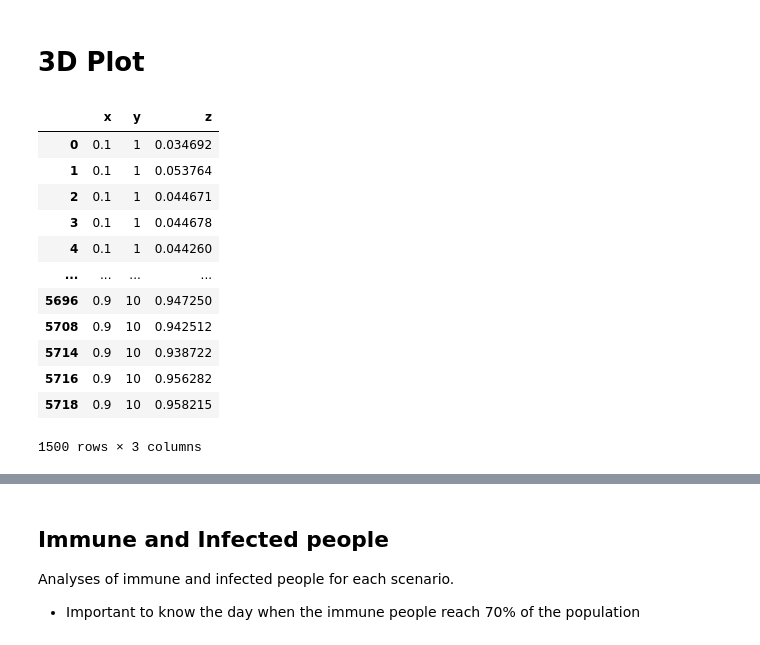
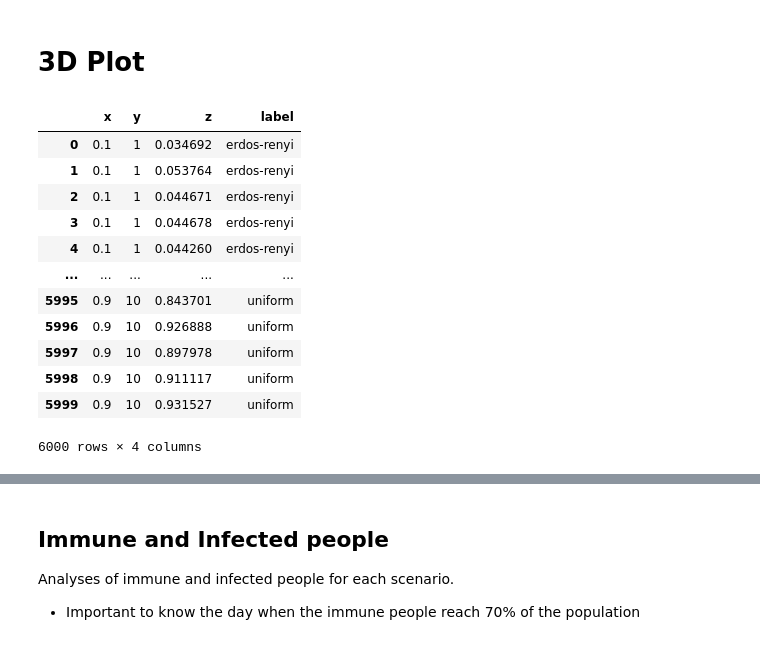
Before and after one commit to ericinlinux/covid-social-contagion, a Jupyter notebook: code/Results_Analyses_100.ipynb, the cells around one changed output, grey strips where cells are left out. Drawn from its saved outputs; the diff is of its cells as text; code cells hidden in the pictures.

```diff
--- a/code/Results_Analyses_100.ipynb
+++ b/code/Results_Analyses_100.ipynb
@@ -287,23 +287,3 @@ fig.tight_layout()
 [figure]
 # %% [markdown]
 # 3D Plot
-# %%
-erdos_3d_df = pd.DataFrame()
-erdos_3d_df['x'] = erdos_df.beta
-erdos_3d_df['y'] = erdos_df.sigma
-erdos_3d_df['z'] = erdos_df.opinion_avg
-erdos_3d_df
-# %% [output]
-|  | x | y | z |
-| 0 | 0.1 | 1 | 0.034692 |
-| 1 | 0.1 | 1 | 0.053764 |
-| 2 | 0.1 | 1 | 0.044671 |
-| 3 | 0.1 | 1 | 0.044678 |
-| 4 | 0.1 | 1 | 0.044260 |
-| ... | ... | ... | ... |
-| 5696 | 0.9 | 10 | 0.947250 |
-| 5708 | 0.9 | 10 | 0.942512 |
-| 5714 | 0.9 | 10 | 0.938722 |
-| 5716 | 0.9 | 10 | 0.956282 |
-| 5718 | 0.9 | 10 | 0.958215 |
-1500 rows × 3 columns
@@ -311,0 +314,21 @@ sns.pairplot(erdos_3d_df, hue='x')
+# %%
+all_3d_df = pd.DataFrame()
+all_3d_df['x'] = results_df.beta
+all_3d_df['y'] = results_df.sigma
+all_3d_df['z'] = results_df.opinion_avg
+all_3d_df['label'] = results_df.nw_topology
+all_3d_df
+# %% [output]
+|  | x | y | z | label |
+| 0 | 0.1 | 1 | 0.034692 | erdos-renyi |
+| 1 | 0.1 | 1 | 0.053764 | erdos-renyi |
+| 2 | 0.1 | 1 | 0.044671 | erdos-renyi |
+| 3 | 0.1 | 1 | 0.044678 | erdos-renyi |
+| 4 | 0.1 | 1 | 0.044260 | erdos-renyi |
+| ... | ... | ... | ... | ... |
+| 5995 | 0.9 | 10 | 0.843701 | uniform |
+| 5996 | 0.9 | 10 | 0.926888 | uniform |
+| 5997 | 0.9 | 10 | 0.897978 | uniform |
+| 5998 | 0.9 | 10 | 0.911117 | uniform |
+| 5999 | 0.9 | 10 | 0.931527 | uniform |
+6000 rows × 4 columns
```
Also changed, not shown: parts of 23 cells of this notebook, 2 other files.
